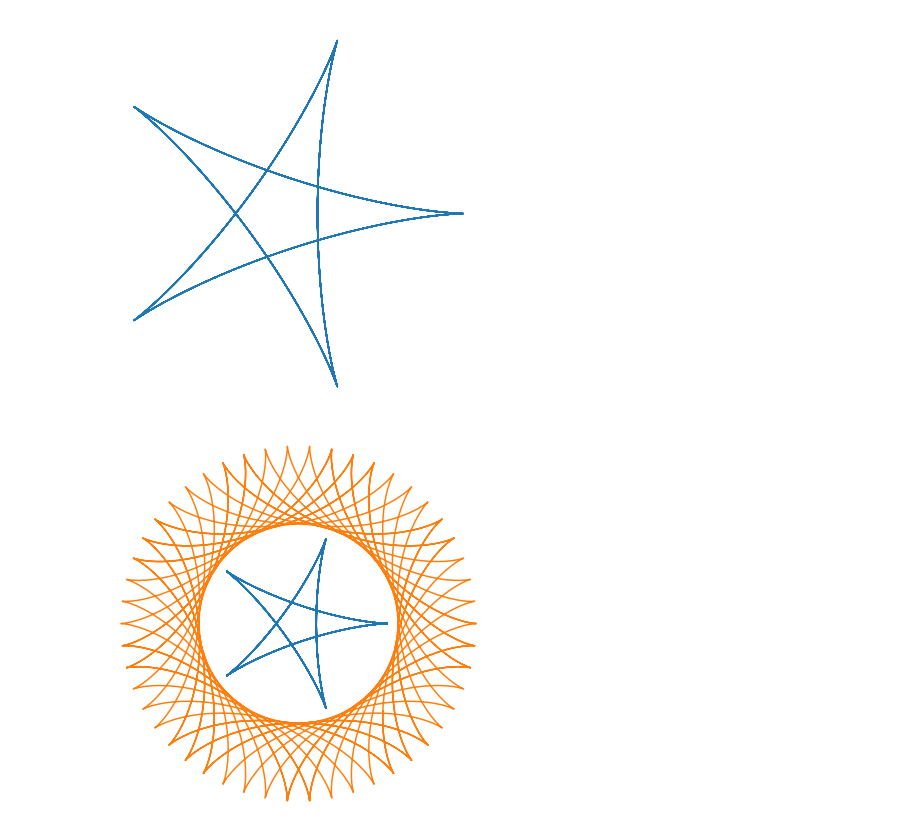
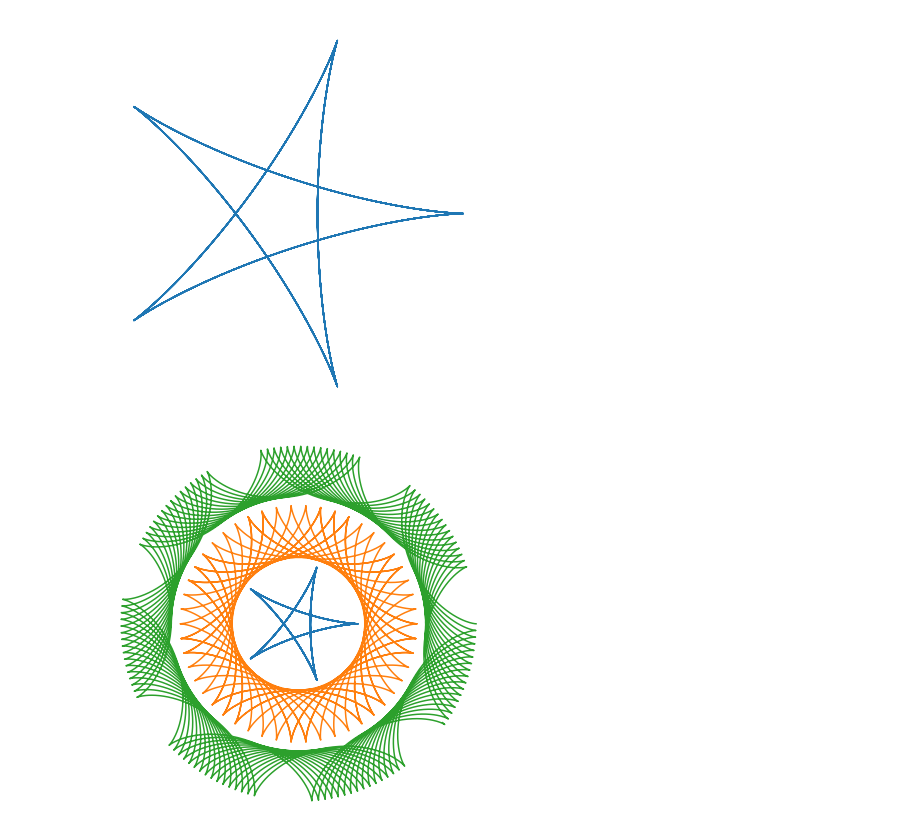
Before and after one commit to cleemesser/spirodraw, a Jupyter notebook: spirograph.ipynb, the cells around one changed output. Drawn from its saved outputs; the diff is of its cells as text; code cells hidden in the pictures.

```diff
--- a/spirograph.ipynb
+++ b/spirograph.ipynb
@@ -46,7 +51,8 @@ ax = add_hypocycloid(ax, big_radius=5, little_radius=2)
 [figure]
 # %%
 add_hypocycloid(ax, big_radius=10, little_radius=2.2) # note you do not need to restrict yourself to integers
+add_hypocycloid(ax, big_radius=15, little_radius=2.13)
 fig # you can show the figure again by making it the last thing in a cell
 # %% [output]
-[figure, old version]
+[figure, new version]
 # %%
```
Also changed, not shown: parts of 3 cells of this notebook, 1 other file.
